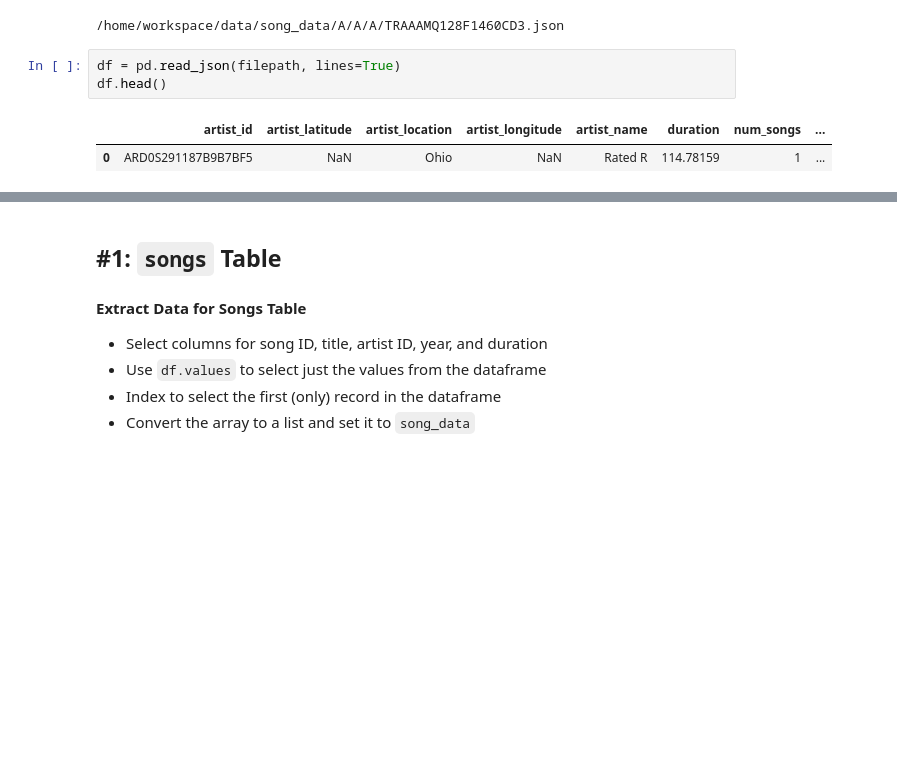
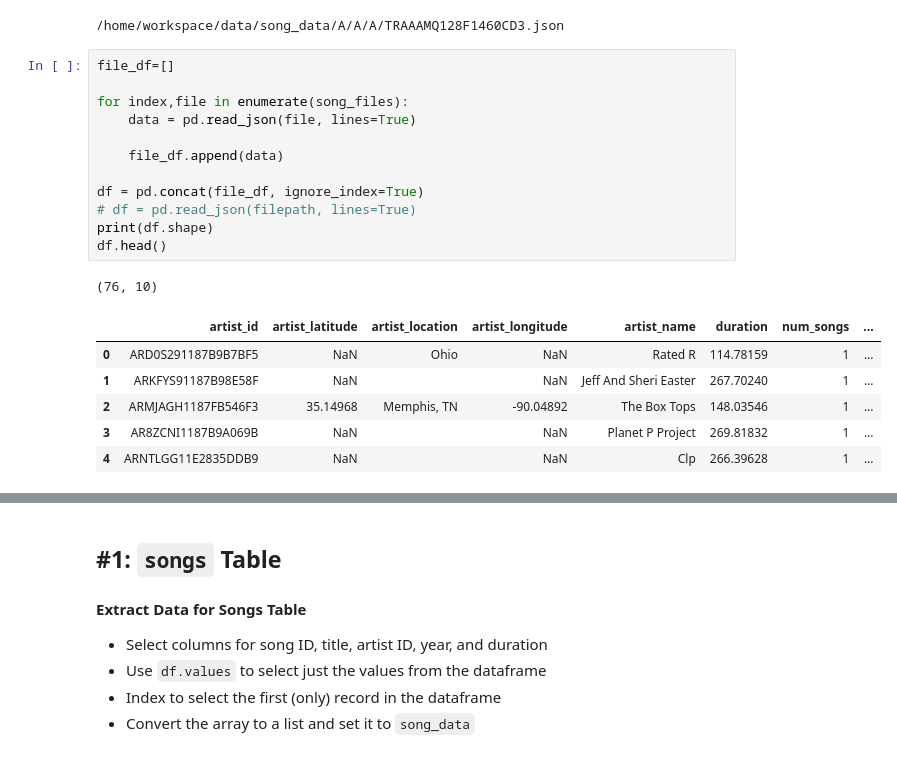
Before and after one commit to anw1986/data-modelling-sparkify, a Jupyter notebook: etl.ipynb, the cells around one changed output, grey strips where cells are left out. Saved outputs shown, nothing was run; the diff lists cells and outputs as text; blank space fills up the shorter version.

Commit message:
ETL commands now working and tables populating

```diff
--- a/etl.ipynb
+++ b/etl.ipynb
@@ -42,9 +42,23 @@ filepath = song_files[0]
 print(filepath)
 # %% [output]
 /home/workspace/data/song_data/A/A/A/TRAAAMQ128F1460CD3.json
-# %%
-df = pd.read_json(filepath, lines=True)
-df.head()
-# %% [output]
-|  | artist_id | artist_latitude | artist_location | artist_longitude | artist_name | duration | num_songs | ... |
-| 0 | ARD0S291187B9B7BF5 | NaN | Ohio | NaN | Rated R | 114.78159 | 1 | ... |
+# %%
+file_df=[]
+
+for index,file in enumerate(song_files):
+    data = pd.read_json(file, lines=True)
+
+    file_df.append(data)
+
+df = pd.concat(file_df, ignore_index=True)
+# df = pd.read_json(filepath, lines=True)
+print(df.shape)
+df.head()
+# %% [output]
+(76, 10)
+|  | artist_id | artist_latitude | artist_location | artist_longitude | artist_name | duration | num_songs | ... |
+| 0 | ARD0S291187B9B7BF5 | NaN | Ohio | NaN | Rated R | 114.78159 | 1 | ... |
+| 1 | ARKFYS91187B98E58F | NaN |  | NaN | Jeff And Sheri Easter | 267.70240 | 1 | ... |
+| 2 | ARMJAGH1187FB546F3 | 35.14968 | Memphis, TN | -90.04892 | The Box Tops | 148.03546 | 1 | ... |
+| 3 | AR8ZCNI1187B9A069B | NaN |  | NaN | Planet P Project | 269.81832 | 1 | ... |
+| 4 | ARNTLGG11E2835DDB9 | NaN |  | NaN | Clp | 266.39628 | 1 | ... |
```
Also changed, not shown: parts of 28 cells of this notebook, 3 other files.
